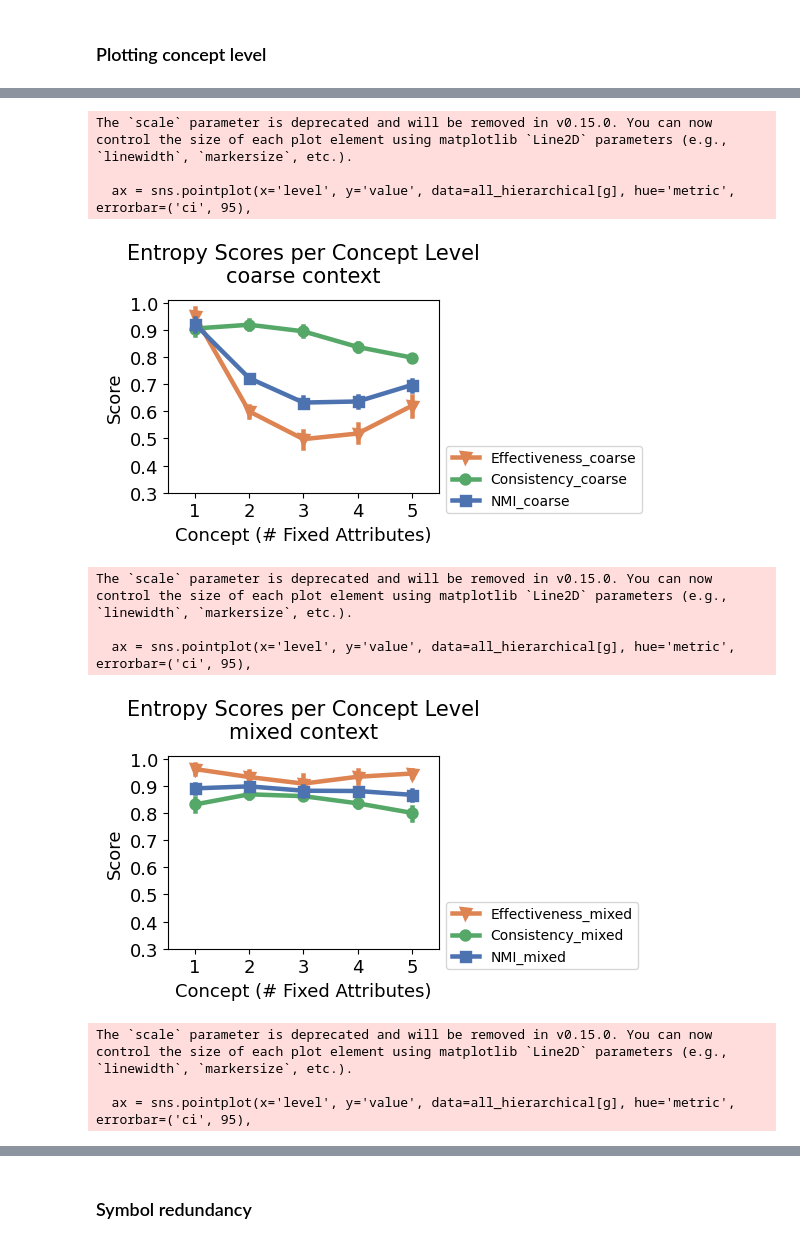
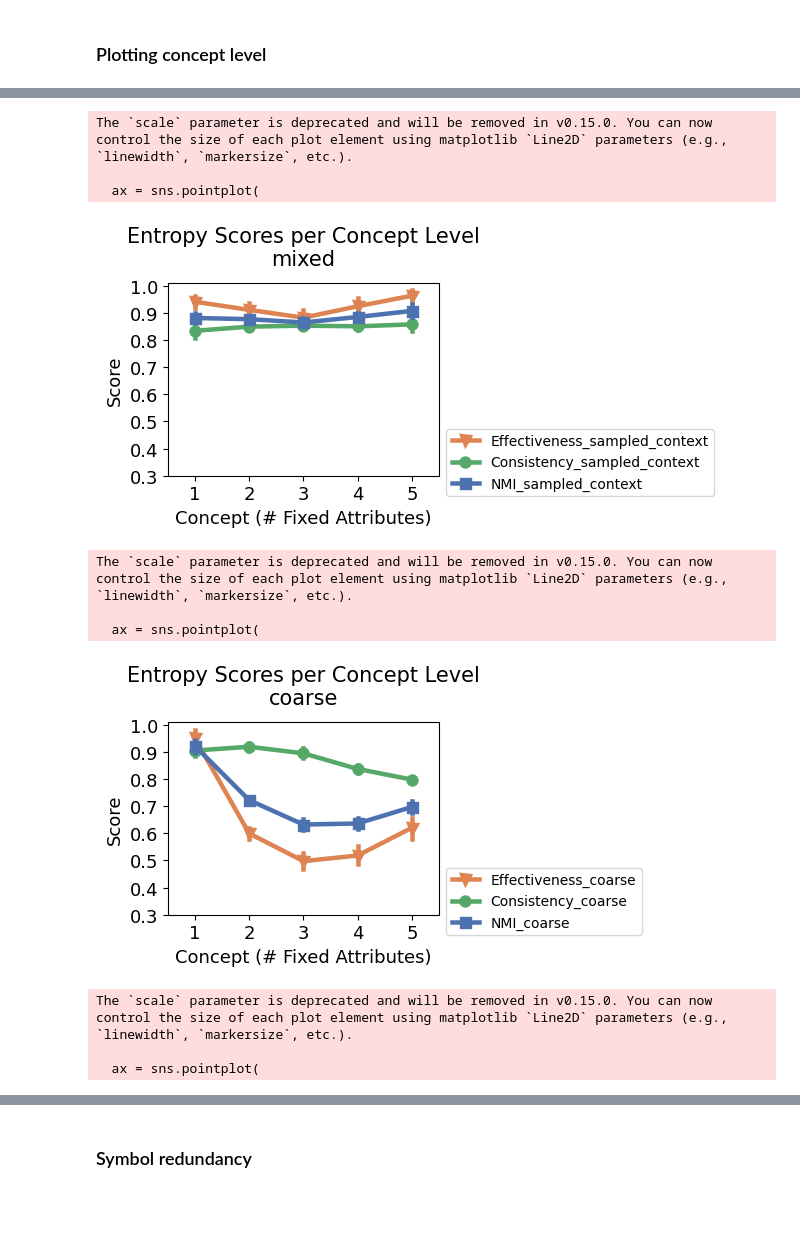
Before and after one commit to abriotto/context-granularity, a Jupyter notebook: analysis_quantitative.ipynb, the cells around one changed output, grey strips where cells are left out. Drawn from its saved outputs; the diff is of its cells as text; code cells hidden in the pictures; blank space fills up the shorter version.

Commit message:
fixed paper heatmaps

```diff
--- a/analysis_quantitative.ipynb
+++ b/analysis_quantitative.ipynb
@@ -28,7 +28,7 @@ context_unaware = False # whether original or context_unaware simulations are ev
 setting = 'standard' # context-aware
 
 granularities = True # wether muliple granularities are evaluated
-granularity_list = ['coarse', 'mixed', 'fine']
+granularity_list = ['sampled_context', 'coarse', 'fine']
 # %% [markdown]
 ### Accuracies
 # %% [markdown]
@@ -363,8 +498,8 @@ for g in granularity_list:
     if g == 'fine':
         data['condition'] = 'fine'
         df_fine = data
-    elif g == 'mixed':
-        data['condition'] = 'mixed'
+    elif g == 'sampled_context':
+        data['condition'] = 'sampled_context'
         df_mixed = data
     else:
         data['condition'] = 'coarse'
@@ -429,27 +571,58 @@ dict_keys(['coarse', 'mixed', 'fine'])
 # %%
+plot_name_map = {
+    'coarse': 'coarse',
+    'fine': 'fine',
+    'mixed': 'mixed_full',
+    'sampled_context': 'mixed',
+}
+
 for g in granularity_list:
-    plt.figure(figsize=(3.5,2.5))
-    ax = sns.pointplot(x='level', y='value', data=all_hierarchical[g], hue='metric', errorbar=('ci', 95),
-                    markers=['v', 'o', 's'], palette=sns.color_palette([(0.8666666666666667, 0.5176470588235295, 0.3215686274509804), (0.3333333333333333, 0.6588235294117647, 0.40784313725490196), (0.2980392156862745, 0.4470588235294118, 0.6901960784313725)]), scale=1.2)
+    plot_name = plot_name_map.get(g, g)
+
+    plt.figure(figsize=(3.5, 2.5))
+
+    ax = sns.pointplot(
+        x='level',
+        y='value',
+        data=all_hierarchical[g],
+        hue='metric',
+        errorbar=('ci', 95),
+        markers=['v', 'o', 's'],
+        palette=sns.color_palette([
+            (0.8666666666666667, 0.5176470588235295, 0.3215686274509804),
+            (0.3333333333333333, 0.6588235294117647, 0.40784313725490196),
+            (0.2980392156862745, 0.4470588235294118, 0.6901960784313725)
+        ]),
+        scale=1.2
+    )
+
     plt.ylabel('Score', fontsize=13)
-    plt.title('Entropy Scores per Concept Level\n'+g+' context', fontsize=15, y=1.05)
-    plt.ylim([0.3,1.01])
-    plt.xticks(ticks=[0,1,2,3,4], labels=[1,2,3,4,5])
-    plt.yticks(ticks=[0.3, 0.4, 0.5,0.6,0.7, 0.8, 0.9, 1.0], fontsize=13)
+    plt.title(
+        'Entropy Scores per Concept Level\n' + plot_name,
+        fontsize=15,
+        y=1.05
+    )
+
+    plt.ylim([0.3, 1.01])
+    plt.xticks(ticks=[0, 1, 2, 3, 4], labels=[1, 2, 3, 4, 5], fontsize=13)
+    plt.yticks(
+        ticks=[0.3, 0.4, 0.5, 0.6, 0.7, 0.8, 0.9, 1.0],
+        fontsize=13
+    )
+
     plt.xlabel('Concept (# Fixed Attributes)', fontsize=13)
-    plt.xticks(fontsize=13)
-    #plt.legend(fontsize=10, loc='lower left')
     plt.legend(loc='upper left', bbox_to_anchor=(1, 0.28))
+
     plt.show()
 # %% [output]
 The `scale` parameter is deprecated and will be removed in v0.15.0. You can now control the size of each plot element using matplotlib `Line2D` parameters (e.g., `linewidth`, `markersize`, etc.).
 
-  ax = sns.pointplot(x='level', y='value', data=all_hierarchical[g], hue='metric', errorbar=('ci', 95),
+  ax = sns.pointplot(
-[figure, old version]
+[figure, new version]
 The `scale` parameter is deprecated and will be removed in v0.15.0. You can now control the size of each plot element using matplotlib `Line2D` parameters (e.g., `linewidth`, `markersize`, etc.).
 
-  ax = sns.pointplot(x='level', y='value', data=all_hierarchical[g], hue='metric', errorbar=('ci', 95),
+  ax = sns.pointplot(
-[figure, old version]
+[figure, new version]
 The `scale` parameter is deprecated and will be removed in v0.15.0. You can now control the size of each plot element using matplotlib `Line2D` parameters (e.g., `linewidth`, `markersize`, etc.).
 
-  ax = sns.pointplot(x='level', y='value', data=all_hierarchical[g], hue='metric', errorbar=('ci', 95),
+  ax = sns.pointplot(
```
Also changed, not shown: parts of 20 cells of this notebook.
